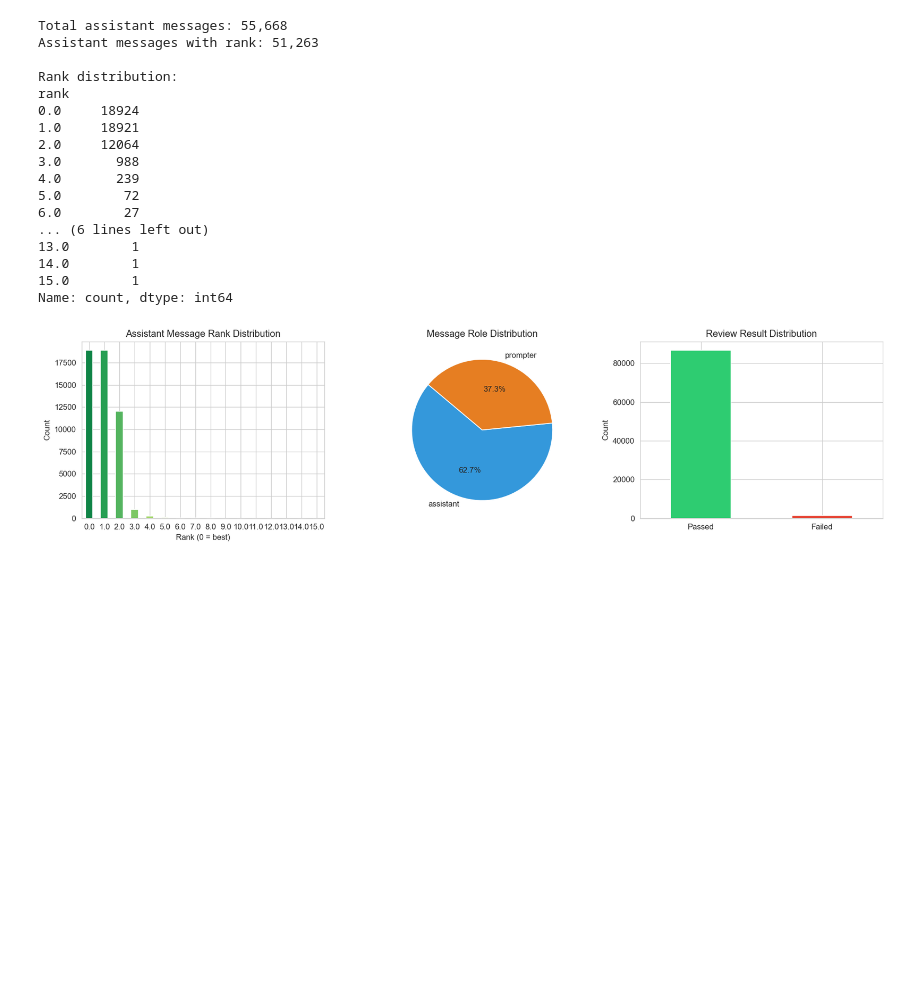
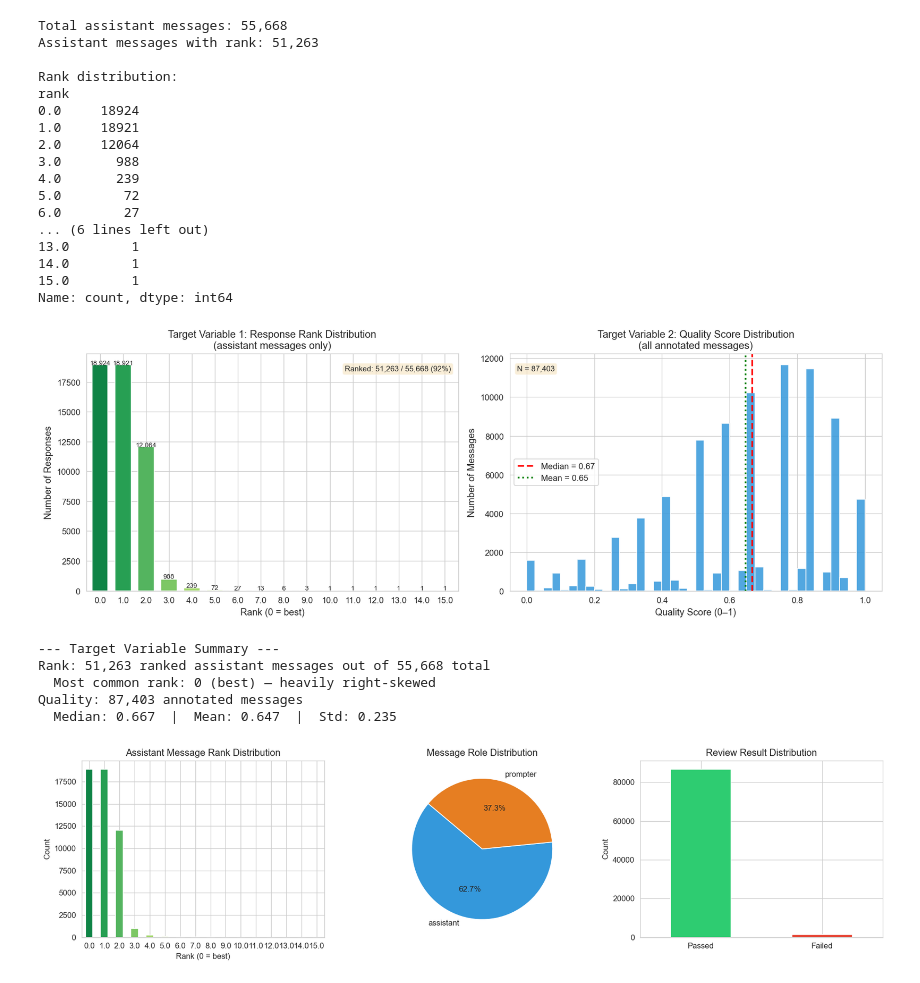
Before and after one commit to asp616848/AdaptiveBandit--Contextual-Bandits-for-Real-Time-Decision-Support-in-Customer-Service, a Jupyter notebook: summaryStatsDataset/openassistant_summary_stats.ipynb, the cells around one changed output. Cells and saved outputs as stored; diff of their text form; code cells hidden in the pictures; blank space fills up the shorter version.

```diff
--- a/summaryStatsDataset/openassistant_summary_stats.ipynb
+++ b/summaryStatsDataset/openassistant_summary_stats.ipynb
@@ -168,6 +180,61 @@ rank
 14.0        1
 15.0        1
 Name: count, dtype: int64
+# %%
+# --- Target Variable Distribution: Rank + Quality Score ---
+# Labels already extracted in the data loading cell above.
+
+fig, axes = plt.subplots(1, 2, figsize=(14, 5))
+
+# 1) Rank distribution (assistant messages only — rank is assigned to responses)
+assistant_ranked = df[(df['role'] == 'assistant') & (df['rank'].notna())]
+rank_counts = assistant_ranked['rank'].value_counts().sort_index()
+colors_rank = sns.color_palette('RdYlGn_r', len(rank_counts))
+rank_counts.plot.bar(ax=axes[0], color=colors_rank, edgecolor='white', width=0.7)
+axes[0].set_xlabel('Rank (0 = best)', fontsize=11)
+axes[0].set_ylabel('Number of Responses', fontsize=11)
+axes[0].set_title('Target Variable 1: Response Rank Distribution\n(assistant messages only)', fontsize=12)
+axes[0].set_xticklabels(axes[0].get_xticklabels(), rotation=0)
+for i, (idx, val) in enumerate(rank_counts.items()):
+    axes[0].text(i, val + 50, f'{val:,}', ha='center', fontsize=8)
+total_ranked = len(assistant_ranked)
+total_assistant = len(df[df['role'] == 'assistant'])
+axes[0].annotate(f'Ranked: {total_ranked:,} / {total_assistant:,} ({total_ranked/total_assistant*100:.0f}%)',
+                 xy=(0.98, 0.95), xycoords='axes fraction', fontsize=9,
+                 ha='right', va='top', bbox=dict(boxstyle='round,pad=0.3', facecolor='wheat', alpha=0.5))
+
+# 2) Quality score distribution (all messages with quality label)
+quality_vals = df['label_quality'].dropna()
+axes[1].hist(quality_vals, bins=40, color='#3498db', edgecolor='white', alpha=0.85)
+median_q = quality_vals.median()
+mean_q = quality_vals.mean()
+axes[1].axvline(median_q, color='red', linestyle='--', linewidth=2,
+                label=f'Median = {median_q:.2f}')
+axes[1].axvline(mean_q, color='green', linestyle=':', linewidth=2,
+                label=f'Mean = {mean_q:.2f}')
+axes[1].set_xlabel('Quality Score (0–1)', fontsize=11)
+axes[1].set_ylabel('Number of Messages', fontsize=11)
+axes[1].set_title('Target Variable 2: Quality Score Distribution\n(all annotated messages)', fontsize=12)
+axes[1].legend(fontsize=10)
+axes[1].annotate(f'N = {len(quality_vals):,}',
+                 xy=(0.02, 0.95), xycoords='axes fraction', fontsize=9,
+                 ha='left', va='top', bbox=dict(boxstyle='round,pad=0.3', facecolor='wheat', alpha=0.5))
+
+plt.tight_layout()
+plt.show()
+
+print(f"\n--- Target Variable Summary ---")
+print(f"Rank: {total_ranked:,} ranked assistant messages out of {total_assistant:,} total")
+print(f"  Most common rank: 0 (best) — heavily right-skewed")
+print(f"Quality: {len(quality_vals):,} annotated messages")
+print(f"  Median: {median_q:.3f}  |  Mean: {mean_q:.3f}  |  Std: {quality_vals.std():.3f}")
+# %% [output]
+[figure, added]
+--- Target Variable Summary ---
+Rank: 51,263 ranked assistant messages out of 55,668 total
+  Most common rank: 0 (best) — heavily right-skewed
+Quality: 87,403 annotated messages
+  Median: 0.667  |  Mean: 0.647  |  Std: 0.235
 # %%
 fig, axes = plt.subplots(1, 3, figsize=(15, 4))
 
```
Also changed, not shown: parts of 37 cells of this notebook, 15 other files.
